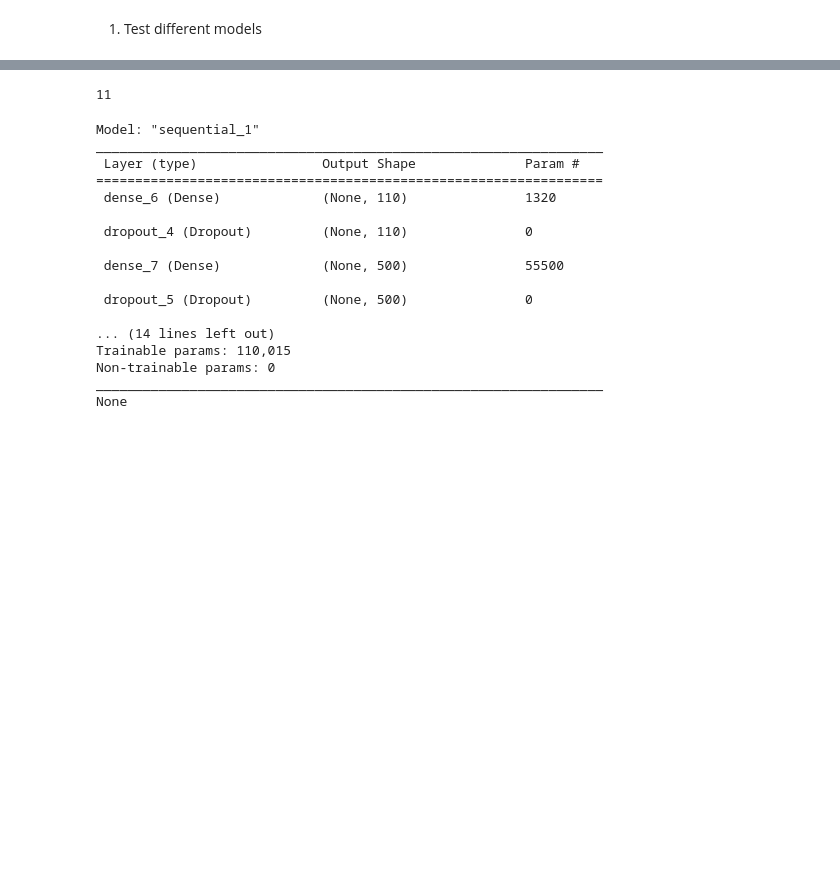
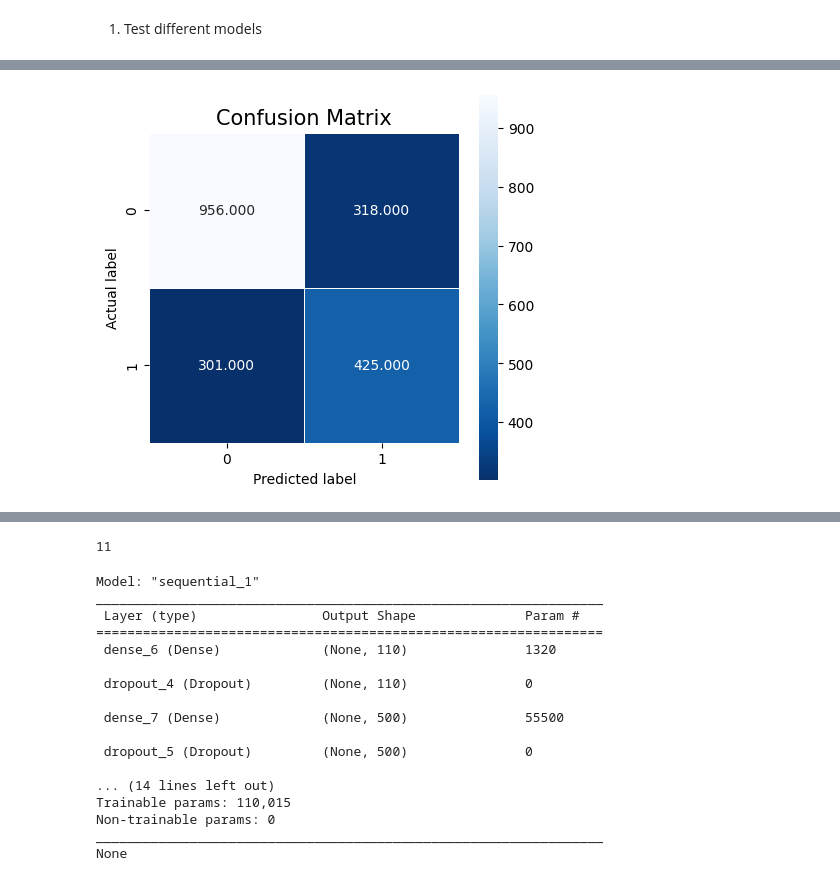
Before and after one commit to pokwir/Lighthouse-data-notes, a Jupyter notebook: NLP project/mini_project_V2.ipynb, the cells around one changed output, grey strips where cells are left out. Cells and saved outputs as stored; diff of their text form; code cells hidden in the pictures; blank space fills up the shorter version.

```diff
--- a/NLP project/mini_project_V2.ipynb
+++ b/NLP project/mini_project_V2.ipynb
@@ -578,11 +579,11 @@ from sklearn.pipeline import Pipeline
 from imblearn.over_sampling import SMOTE
 # %%
 y = sample['is_duplicate']
-X = sample.drop(['is_duplicate', 'stops1_ratio', 'stops2_ratio'], axis=1)
+X = sample.drop(['is_duplicate'], axis=1)
 # %%
 sm = SMOTE(random_state=42)
 # %%
-X, y = sm.fit_resample(X, y)
+# X, y = sm.fit_resample(X, y)
 # %%
 # split the data into train and test using 80:20 ratio using iloc
 y_train = y.iloc[:int(y.shape[0]*0.8)]
@@ -627,3 +643,15 @@ RF: [0.5303042401980356, 0.8544677792861135]
+# %%
+# plot the confusion matrix
+import seaborn as sns
+cm = confusion_matrix(y_test, model.predict(X_test))
+plt.figure(figsize=(5,5))
+sns.heatmap(cm, annot=True, fmt=".3f", linewidths=.5, square = True, cmap = 'Blues_r')
+plt.ylabel('Actual label')
+plt.xlabel('Predicted label')
+plt.title('Confusion Matrix', size = 15)
+plt.show()
+# %% [output]
+[figure, added]
 # %%
 # import xgboost
 import xgboost as xgb
```
Also changed, not shown: parts of 19 cells of this notebook, 17 other files.
